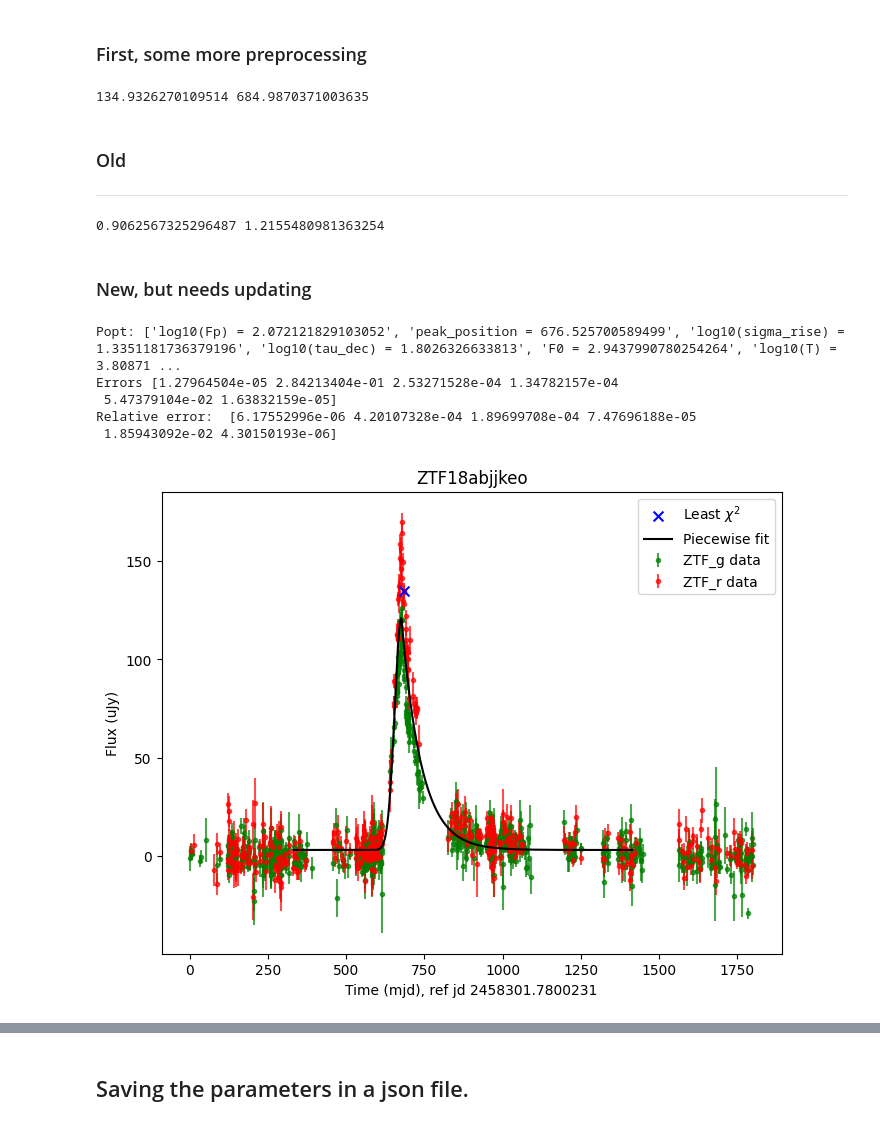
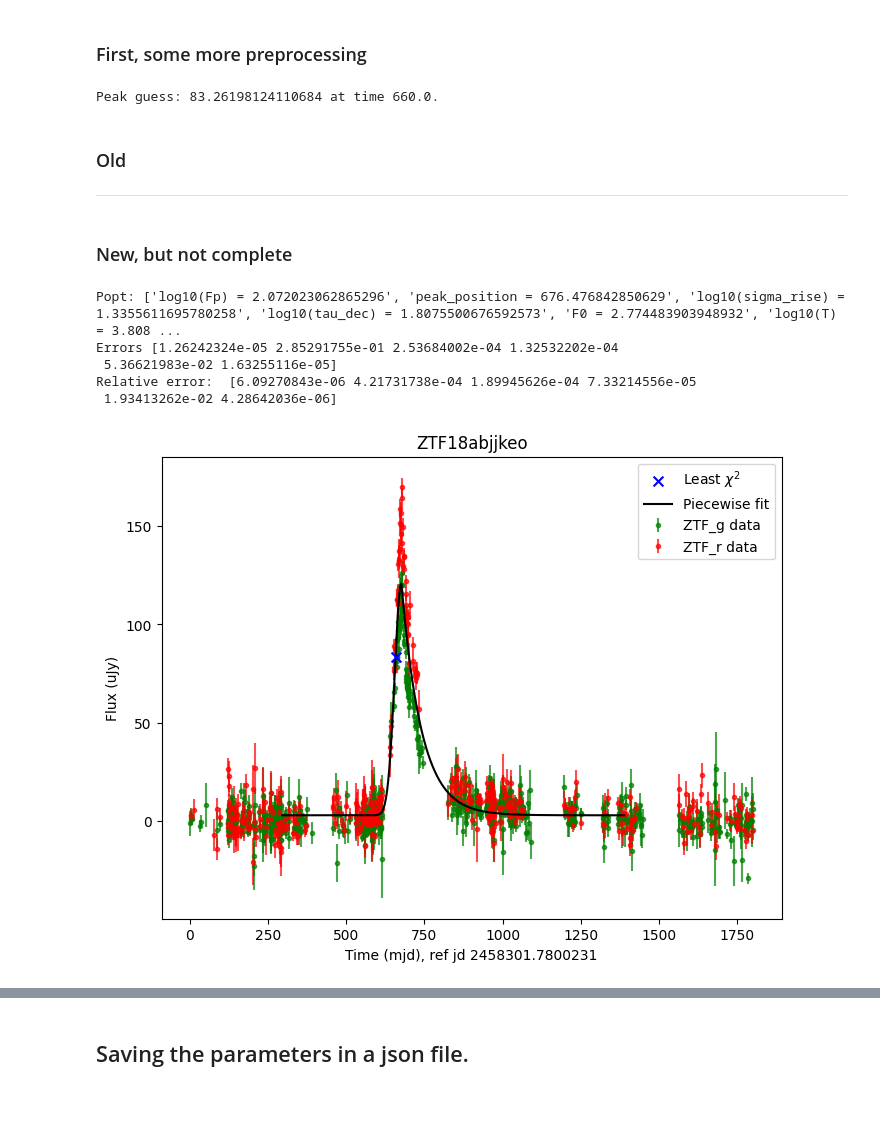
Before and after one commit to TimvdVuurst/FRP_TimvdVuurst, a Jupyter notebook: forced_photometry_2.ipynb, the cells around one changed output, grey strips where cells are left out. Drawn from its saved outputs; the diff is of its cells as text; code cells hidden in the pictures.

```diff
--- a/forced_photometry_2.ipynb
+++ b/forced_photometry_2.ipynb
@@ -95,16 +146,15 @@ testdata
 # %% [markdown]
 ### First, some more preprocessing
 # %%
-flux, err, time = testdata[['flux','flux_unc','time']].T.to_numpy(dtype=np.float64)
 
 #Source: http://svo2.cab.inta-csic.es/theory/fps/index.php?mode=browse&gname=Palomar&gname2=ZTF&asttype=
 g_center = c/ (4746.48 * 1e-10)
 r_center = c / (6366.38 * 1e-10)
 
-chi2_results, peak_ind = fp.chi2_peak_finder(flux,err,time,time_zeropoint,normalized=False)
-print(flux[peak_ind],time[peak_ind])
+chi2_results, peak_ind, peak_position_guess, peak_guess = fp.chi2_peak_finder(flux,err,time,time_zeropoint,normalized=False)
+print(f"Peak guess: {peak_guess} at time {peak_position_guess}.")
 
-time_mask = (time > (time[peak_ind] - 365)) & (time < (time[peak_ind]+365*2)) #this are the times we will be fitting on
+time_mask = (time > (peak_position_guess - 365)) & (time < (peak_position_guess+365*2)) #these are the times we will be fitting on
 
 #values for fitting
 flux_fit,err_fit,time_fit,filters_fit = flux[time_mask],err[time_mask],time[time_mask],testdata['filter'][time_mask].to_numpy()
@@ -117,10 +167,10 @@ v1 = v1.astype(np.float64)
 v0 = np.average([g_center,r_center],weights=[np.sum(filters_fit=='ZTF_g'),np.sum(filters_fit=='ZTF_r')])
 
 #Initial guesses and boundings for fitting in order: Fp, peak_pos, sigma, tau_dec, F0, T
-guesses = [np.log10(np.max(flux_fit)),time[peak_ind],1,2.5,1,4]
-boundings = ([1,time[peak_ind]-100,0,0,0,3],[np.log10(np.max(flux_fit*2)),time[peak_ind]+100,4,4,np.median(flux_fit),5])
+guesses = [np.log10(np.max(flux_fit)),peak_position_guess,1,2.5,1,4]
+boundings = ([1,peak_position_guess-100,0,0,0,3],[np.log10(np.max(flux_fit*2)),peak_position_guess+100,4,4,np.median(flux_fit),5])
 # %% [output]
-134.9326270109514 684.9870371003635
+Peak guess: 83.26198124110684 at time 660.0.
 # %% [markdown]
 ### Old
 -------------------------------
@@ -169,20 +219,14 @@ boundings = ([1,time[peak_ind]-100,0,0,0,3],[np.log10(np.max(flux_fit*2)),time[p
 # plt.title("Peak not fittable (ZTF18abjjkeo, R-band)")
 # plt.legend()
 # plt.show()
-# %%
-print(v0/g_center,v0/r_center)
-# %% [output]
-0.9062567325296487 1.2155480981363254
 # %% [markdown]
-### New, but needs updating
+### New, but not complete
 # %%
-
 def BB(nu,T):
     #Blackbody spectrum for a certain frequency given in Hz, not an array of values
-    factor = 2*h*nu**3/(c**2)
+    factor = 2*h*np.power(nu,3)/(c**2)
     exponent = (h*nu)/(k*T)
     return factor /(np.exp(exponent)-1)
-
 
 def BB_ratio(T):
     return BB(v1,T)/BB(v0,T)
@@ -193,6 +237,7 @@ def BB_ratio_green(T):
 def BB_ratio_red(T):
     return BB(r_center,T)/BB(v0,T)
 
+#With BB temperature correction, used for fitting to ZTF_g and ZTF_r data
 def gauss_exp_fit(t,*p):
     Fp = 10**p[0]
     peak_position = p[1]
@@ -208,6 +253,7 @@ def gauss_exp_fit(t,*p):
     function = np.piecewise(t,[trel <= 0,trel>0],[gaussian, exp_decay])
     return function * BB_ratio(T)
 
+#without the BB correction, used for plotting.
 def gauss_exp(t,*p):
     Fp = 10**p[0]
     peak_position = p[1]
@@ -226,45 +272,46 @@ def gauss_exp(t,*p):
     return function
 
 
-
 popt,pcov,info_dict,_,_ = curve_fit(gauss_exp_fit,time_fit,flux_fit,p0=guesses,bounds=boundings,sigma=err_fit,
                                     full_output=True)
 
 names = ["log10(Fp)","peak_position","log10(sigma_rise)","log10(tau_dec)","F0","log10(T)"]
 display = [f"{names[i]} = {opt}" for i,opt in enumerate(popt)]
 print("Popt:",display,'\nErrors',np.diagonal(pcov),'\nRelative error: ',np.diagonal(pcov)/popt)
 
+# time_fit -= popt[1]
+# time -= popt[1]
 
 moretimes = np.linspace(min(time_fit),max(time_fit),2000)
 fit = gauss_exp(moretimes,*popt) #fit it to a function that doesn't have the BB ratio
 # fit *= BB_ratio_green(10**popt[-1]) #for green visual
 # fit *= BB_ratio_red(10**popt[-1]) #for red visual
 
 # time = time -  popt[2]
 
 plt.figure(figsize=(8,6))
 plt.errorbar(time[greenmask],flux[greenmask],err[greenmask],fmt='.',c='green',label='ZTF_g data',zorder=-1,alpha=0.7)
 plt.errorbar(time[~greenmask],flux[~greenmask],err[~greenmask],fmt='.',c='red',label='ZTF_r data',zorder=-1,alpha=0.7)
 # plt.scatter(time,flux,s=5,c='black',label='Data')
-plt.scatter(time[peak_ind],flux[peak_ind],s=50,marker='x',c='blue',zorder=10,label=r'Least $\chi^2$')
+plt.scatter(peak_position_guess,peak_guess,s=50,marker='x',c='blue',zorder=10,label=r'Least $\chi^2$')
 # plt.scatter(popt[1],10**popt[0],s=50,marker='x',c='pink',zorder=10,label=r'Fitted peak',alpha=0.9)
 
 plt.plot(moretimes,fit,label='Piecewise fit',zorder=9,c='black')
 # plt.vlines(popt[1],0,150,label='Found peak',colors='red')
 plt.xlabel(f"Time (mjd), ref jd {time_zeropoint}")
 plt.ylabel("Flux (uJy)")
 plt.title("ZTF18abjjkeo")
 plt.legend()
 plt.show()
 
 # print(10**popt[0],np.max(fit)) #these dont match exactly due to introducing more times.
 # print(fp.chi2(flux,err,model_fit=gauss_exp_fit(moretimes,*popt)))
 # print(time_fit,time[peak_ind])
 # %% [output]
-Popt: ['log10(Fp) = 2.072121829103052', 'peak_position = 676.525700589499', 'log10(sigma_rise) = 1.3351181736379196', 'log10(tau_dec) = 1.8026326633813', 'F0 = 2.9437990780254264', 'log10(T) = 3.80871 ...
-Errors [1.27964504e-05 2.84213404e-01 2.53271528e-04 1.34782157e-04
- 5.47379104e-02 1.63832159e-05]
-Relative error:  [6.17552996e-06 4.20107328e-04 1.89699708e-04 7.47696188e-05
- 1.85943092e-02 4.30150193e-06]
+Popt: ['log10(Fp) = 2.072023062865296', 'peak_position = 676.476842850629', 'log10(sigma_rise) = 1.3355611695780258', 'log10(tau_dec) = 1.8075500676592573', 'F0 = 2.774483903948932', 'log10(T) = 3.808 ...
+Errors [1.26242324e-05 2.85291755e-01 2.53684002e-04 1.32532202e-04
+ 5.36621983e-02 1.63255116e-05]
+Relative error:  [6.09270843e-06 4.21731738e-04 1.89945626e-04 7.33214556e-05
+ 1.93413262e-02 4.28642036e-06]
-[figure, old version]
+[figure, new version]
 # %%
```
Also changed, not shown: parts of 10 cells of this notebook, 11 other files.
